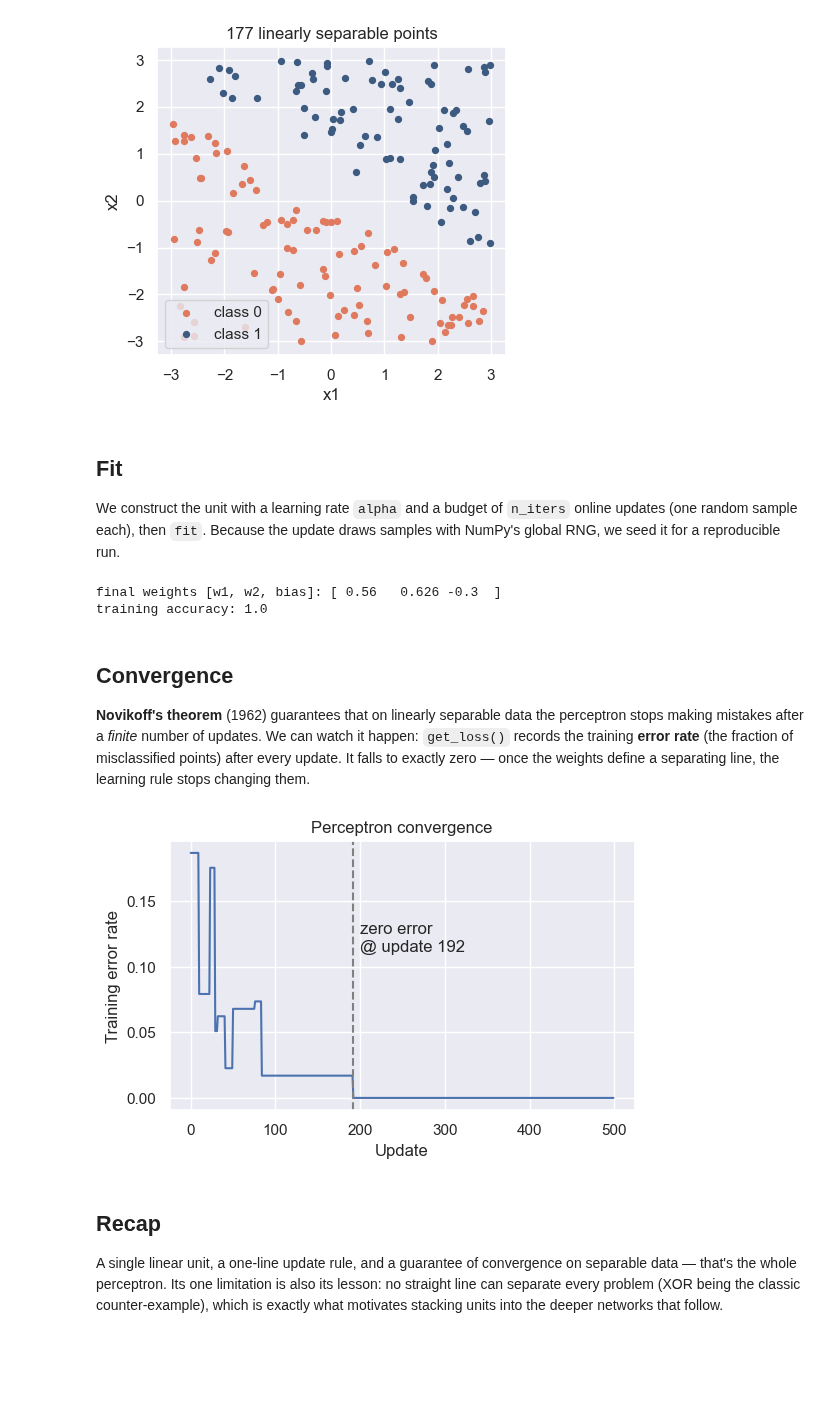
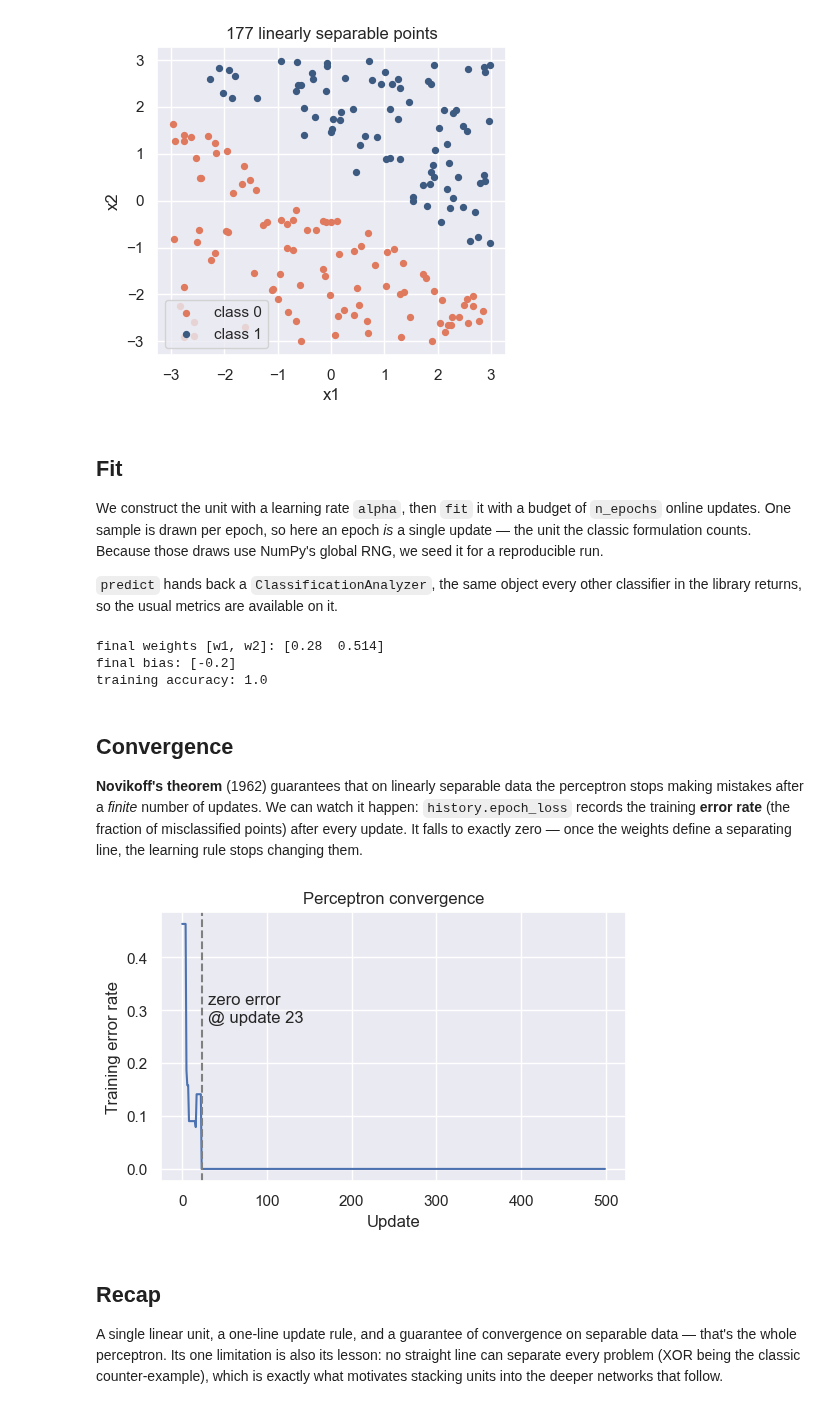
Before and after one commit to ValerioRocca/dolcestat, a Jupyter notebook: notebooks/08_perceptron.ipynb, the cells around one changed output. Cells and saved outputs as stored; diff of their text form; code cells hidden in the pictures; blank space fills up the shorter version.

```diff
--- a/notebooks/08_perceptron.ipynb
+++ b/notebooks/08_perceptron.ipynb
@@ -59,42 +66,47 @@ plt.show()
 # %% [markdown]
 ## Fit
 
-We construct the unit with a learning rate `alpha` and a budget of `n_iters`
-online updates (one random sample each), then `fit`. Because the update draws
-samples with NumPy's global RNG, we seed it for a reproducible run.
+We construct the unit with a learning rate `alpha`, then `fit` it with a budget
+of `n_epochs` online updates. One sample is drawn per epoch, so here an epoch
+*is* a single update — the unit the classic formulation counts. Because those
+draws use NumPy's global RNG, we seed it for a reproducible run.
+
+`predict` hands back a `ClassificationAnalyzer`, the same object every other
+classifier in the library returns, so the usual metrics are available on it.
 # %%
 np.random.seed(0)
 
-perceptron = RosenblattPerceptron(data=data, alpha=0.1, n_iters=500)
-perceptron.fit()
+perceptron = RosenblattPerceptron(alpha=0.1).fit(data, n_epochs=500)
 
-predictions = perceptron.predict(data)
-print("final weights [w1, w2, bias]:", np.round(perceptron.get_weights(iteration=-1), 3))
-print("training accuracy:", np.mean(predictions == y))
+print("final weights [w1, w2]:", np.round(perceptron.weights.ravel(), 3))
+print("final bias:", np.round(perceptron.bias, 3))
+print("training accuracy:", perceptron.predict(data).accuracy(threshold=0.5))
 # %% [output]
-final weights [w1, w2, bias]: [ 0.56   0.626 -0.3  ]
+final weights [w1, w2]: [0.28  0.514]
+final bias: [-0.2]
 training accuracy: 1.0
 # %% [markdown]
 ## Convergence
 
 **Novikoff's theorem** (1962) guarantees that on linearly separable data the
 perceptron stops making mistakes after a *finite* number of updates. We can
-watch it happen: `get_loss()` records the training **error rate** (the fraction
-of misclassified points) after every update. It falls to exactly zero — once the
-weights define a separating line, the learning rule stops changing them.
+watch it happen: `history.epoch_loss` records the training **error rate** (the
+fraction of misclassified points) after every update. It falls to exactly zero —
+once the weights define a separating line, the learning rule stops changing
+them.
 # %%
-error_rate = perceptron.get_loss()
+error_rate = perceptron.history.epoch_loss
 first_zero = int(np.argmax(error_rate == 0)) if (error_rate == 0).any() else None
 
 fig, ax = plt.subplots(figsize=(6, 3.5))
 sns.lineplot(x=range(len(error_rate)), y=error_rate, ax=ax)
 if first_zero is not None:
     ax.axvline(first_zero, ls="--", c="grey")
     ax.text(first_zero + 8, error_rate.max() * 0.6, f"zero error\n@ update {first_zero}")
 ax.set(xlabel="Update", ylabel="Training error rate", title="Perceptron convergence")
 plt.show()
 # %% [output]
-[figure, old version]
+[figure, new version]
 # %% [markdown]
 ## Recap
 
```
Also changed, not shown: parts of 1 cell of this notebook, 53 other files.
